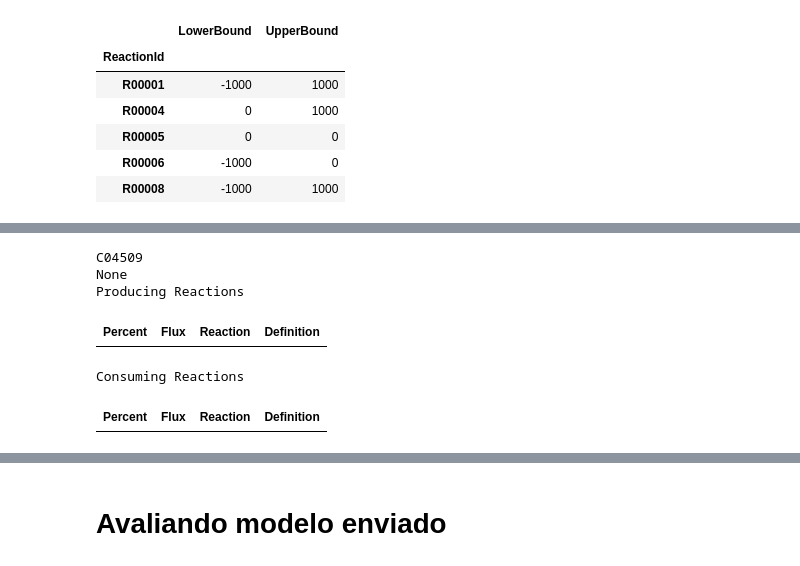
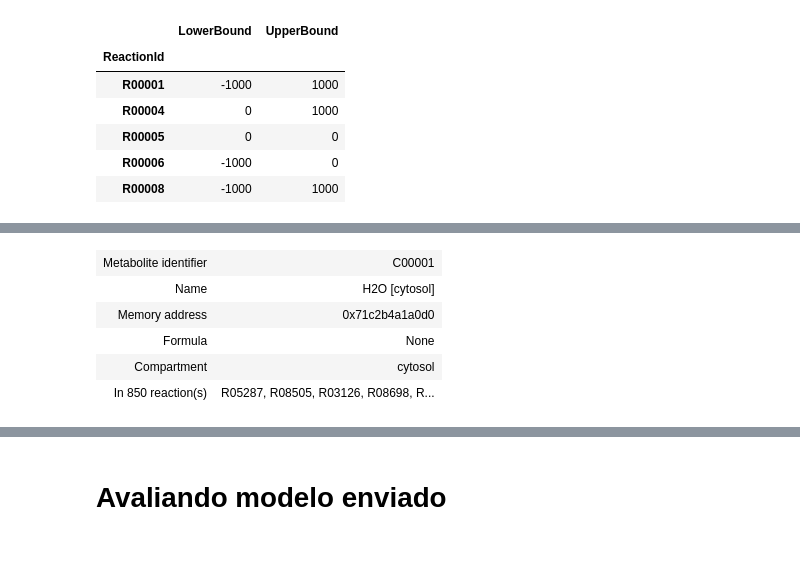
Before and after one commit to tamascogustavo/projeto_henrique, a Jupyter notebook: model_eval.ipynb, the cells around one changed output, grey strips where cells are left out. Cells and saved outputs as stored; diff of their text form; code cells hidden in the pictures.

```diff
--- a/model_eval.ipynb
+++ b/model_eval.ipynb
@@ -199,9 +208,9 @@ Index: []
 # %%
-model.metabolites.get_by_id("C04509").summary()
+model.metabolites.get_by_id("C00001")
 # %% [output]
-C04509
-None
-Producing Reactions
-| Percent | Flux | Reaction | Definition |
+| Metabolite identifier | C00001 |
+| Name | H2O [cytosol] |
+| Memory address | 0x71c2b4a1a0d0 |
+| Formula | None |
+| Compartment | cytosol |
+| In 850 reaction(s) | R05287, R08505, R03126, R08698, R... |
-Consuming Reactions
-| Percent | Flux | Reaction | Definition |
```
Also changed, not shown: parts of 17 cells of this notebook, 2 other files.
